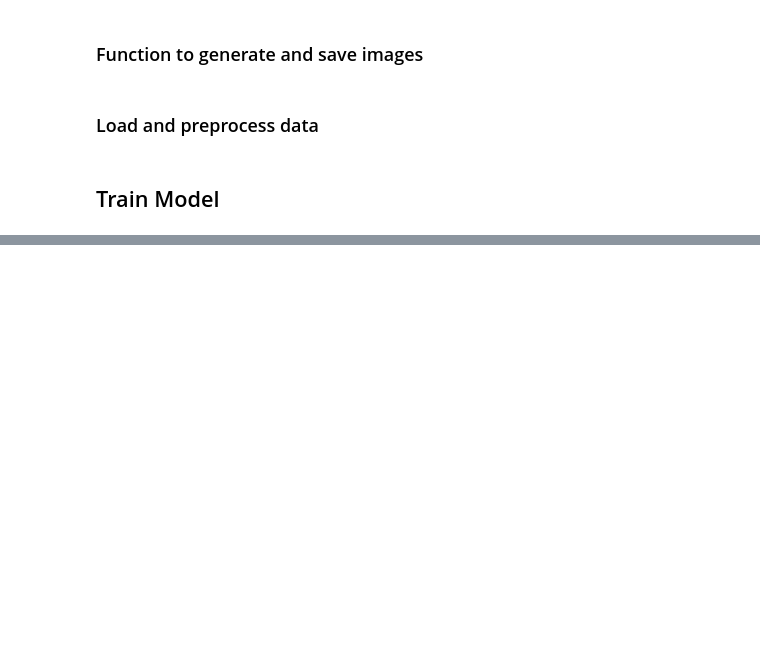
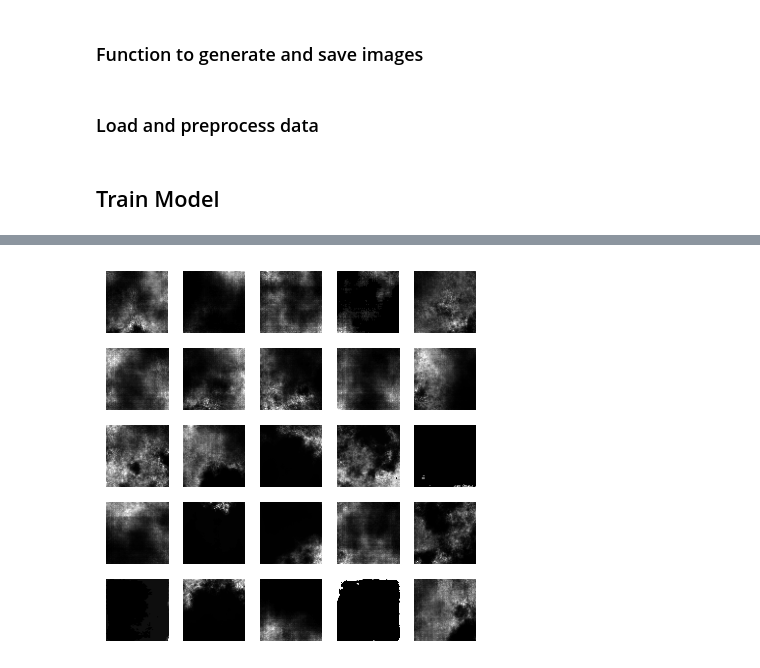
Before and after one commit to KishanBapodra/Procdeural-Terrain-Gen-GAN-and-VAE, a Jupyter notebook: gan-heightmap.ipynb, the cells around one changed output, grey strips where cells are left out. Saved outputs shown, nothing was run; the diff lists cells and outputs as text; code cells hidden in the pictures; blank space fills up the shorter version.

```diff
--- a/gan-heightmap.ipynb
+++ b/gan-heightmap.ipynb
@@ -251,2 +345,2 @@ generator.save('generator32x32_d2_2000.h5')
 # %%
-loaded_model = tf.keras.models.load_model('./generators/generator32x32_750.h5')
+loaded_model = tf.keras.models.load_model('./generators/generator64x64_1500.h5')
@@ -291,6 +352,6 @@ def generate_images():
     generated_images.numpy()
     for i in range(5):
         img = keras.preprocessing.image.array_to_img(generated_images[i])
-        img.save('/home/deadpool/Honors-Project/Honors-Project/generated_%d_from_saved_d2_2000e.png' % i)
+        img.save('/home/deadpool/Honors-Project/Honors-Project/GAN_generated_images/final_images/generated_%d_from_saved_d1_1500e.png' % i)
 
 generate_images()
@@ -306,0 +358,27 @@ This message will be only logged once.
+# %%
+def generate_images():
+    random_latent_vectors = tf.random.normal(shape=(25, 100))
+    generated_images = loaded_model(random_latent_vectors)
+    generated_images *= 255
+    generated_images = generated_images.numpy()
+    for i in range(5):
+        img = keras.preprocessing.image.array_to_img(generated_images[i])
+        img.save('/home/deadpool/Honors-Project/Honors-Project/GAN_generated_images/Final/64x64_%d.png' % i)
+    images = []
+    for i in range(25):
+        img = generated_images[i].astype(np.uint8)
+        images.append(img)
+    return images
+
+images = generate_images()
+
+fig, axes = plt.subplots(nrows=5, ncols=5, figsize=(4,4))
+axes = axes.flatten()
+for img, ax in zip(images, axes):
+    ax.imshow(img, cmap='gray')
+    ax.axis('off')
+plt.tight_layout()
+plt.savefig('./GAN_generated_images/Plot/64x64_figure.png')
+plt.show()
+# %% [output]
+[figure, added]
```
Also changed, not shown: parts of 19 cells of this notebook, 39 other files.
